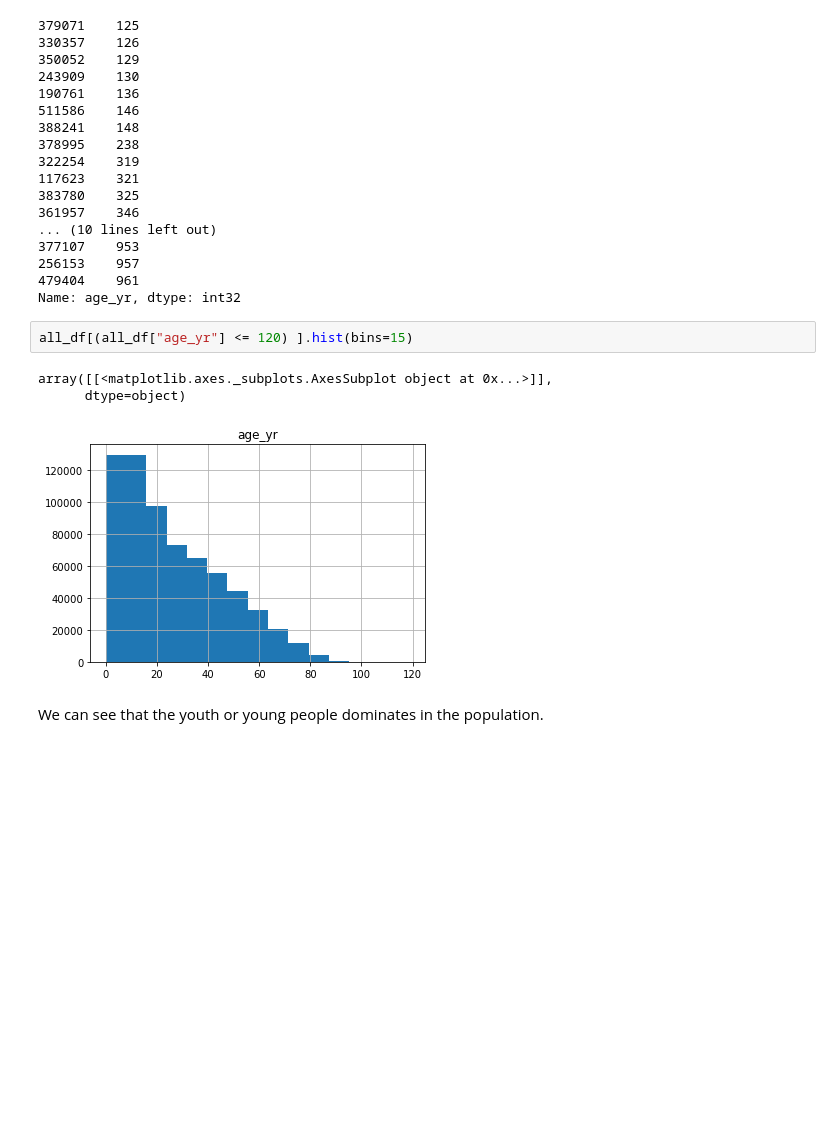
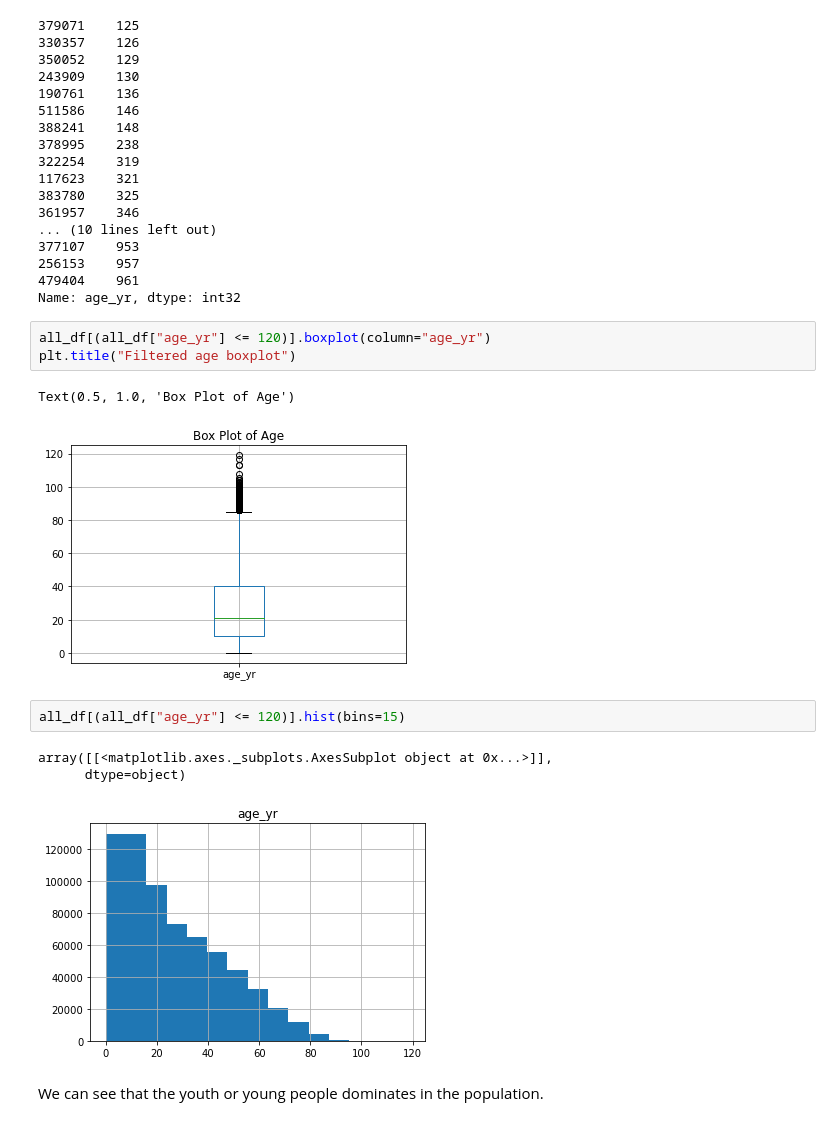
Before and after one commit to DineshOng/CSMODEL, a Jupyter notebook: CSMODEL-Final.ipynb, the cells around one changed output. Saved outputs shown, nothing was run; the diff lists cells and outputs as text; blank space fills up the shorter version.

```diff
--- a/CSMODEL-Final.ipynb
+++ b/CSMODEL-Final.ipynb
@@ -250,8 +253,14 @@ all_df.sort_values('age_yr')['age_yr'].tail(25)
 256153    957
 479404    961
 Name: age_yr, dtype: int32
+# %%
+all_df[(all_df["age_yr"] <= 120)].boxplot(column="age_yr")
+plt.title("Filtered age boxplot")
+# %% [output]
+Text(0.5, 1.0, 'Box Plot of Age')
+[figure, added]
 # %%
-all_df[(all_df["age_yr"] <= 120) ].hist(bins=15)
+all_df[(all_df["age_yr"] <= 120)].hist(bins=15)
 # %% [output]
 array([[<matplotlib.axes._subplots.AxesSubplot object at 0x...>]],
       dtype=object)
```
Also changed, not shown: parts of 6 cells of this notebook.
